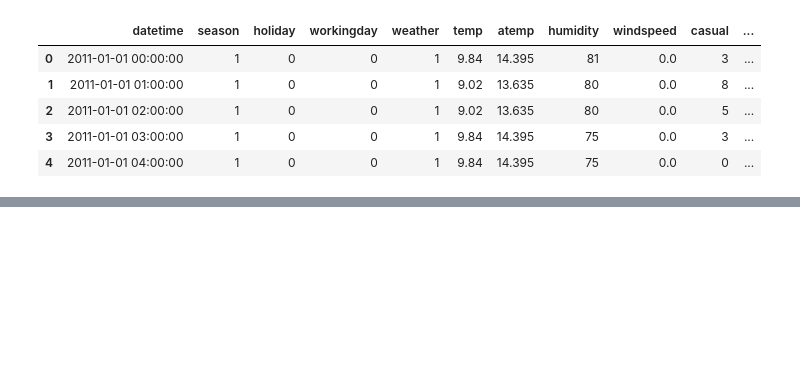
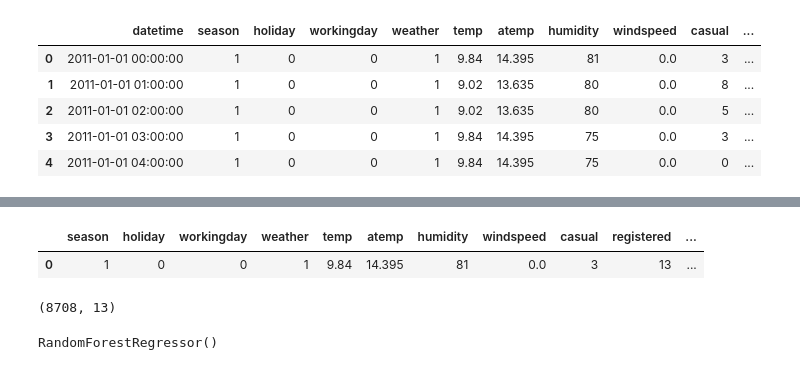
Before and after one commit to Phawazz/project-portfolio-labs, a Jupyter notebook: Random Forest Projects/Bike Sharing Demand/bike_sharing_prediction.ipynb, the cells around one changed output, grey strips where cells are left out. Cells and saved outputs as stored; diff of their text form; code cells hidden in the pictures; blank space fills up the shorter version.

Commit message:
Final submission: Random Forest with 0.437 RMSLE

```diff
--- a/Random Forest Projects/Bike Sharing Demand/bike_sharing_prediction.ipynb
+++ b/Random Forest Projects/Bike Sharing Demand/bike_sharing_prediction.ipynb
@@ -13,8 +15,8 @@ from sklearn.model_selection import train_test_split
 from sklearn.pipeline import Pipeline
 # %%
 # Load the train dataset from Kaggle
-df = pd.read_csv('train.csv')
-df.head()
+df_train = pd.read_csv('train.csv')
+df_train.head()
 # %% [output]
 |  | datetime | season | holiday | workingday | weather | temp | atemp | humidity | windspeed | casual | ... |
 | 0 | 2011-01-01 00:00:00 | 1 | 0 | 0 | 1 | 9.84 | 14.395 | 81 | 0.0 | 3 | ... |
@@ -47,0 +106,10 @@ memory usage: 1020.7+ KB
+# %%
+# Drop original datetime column since we've already extracted useful time-based features
+# and the regression model can't handle a timestamp object
+df_train.drop('datetime', axis=1, inplace=True)
+df_test.drop('datetime', axis=1, inplace=True)
+# %%
+df_train.head(1)
+# %% [output]
+|  | season | holiday | workingday | weather | temp | atemp | humidity | windspeed | casual | registered | ... |
+| 0 | 1 | 0 | 0 | 1 | 9.84 | 14.395 | 81 | 0.0 | 3 | 13 | ... |
@@ -47,0 +130,15 @@ memory usage: 1020.7+ KB
+# %%
+# Check shape of train data & ensure it's 2D ready for sklearn
+X_train.shape
+# %% [output]
+(8708, 13)
+# %%
+# Log-transform target to align MSE loss with the RMSLE evaluation metric using log1p.
+y_train_log = np.log1p(y_train)
+y_test_log = np.log1p(y_test)
+
+# Instantiate and fit model using the LOG version
+rf_regressor = RandomForestRegressor()
+rf_regressor.fit(X_train, y_train_log)
+# %% [output]
+RandomForestRegressor()
```
Also changed, not shown: parts of 13 cells of this notebook, 3 other files.
